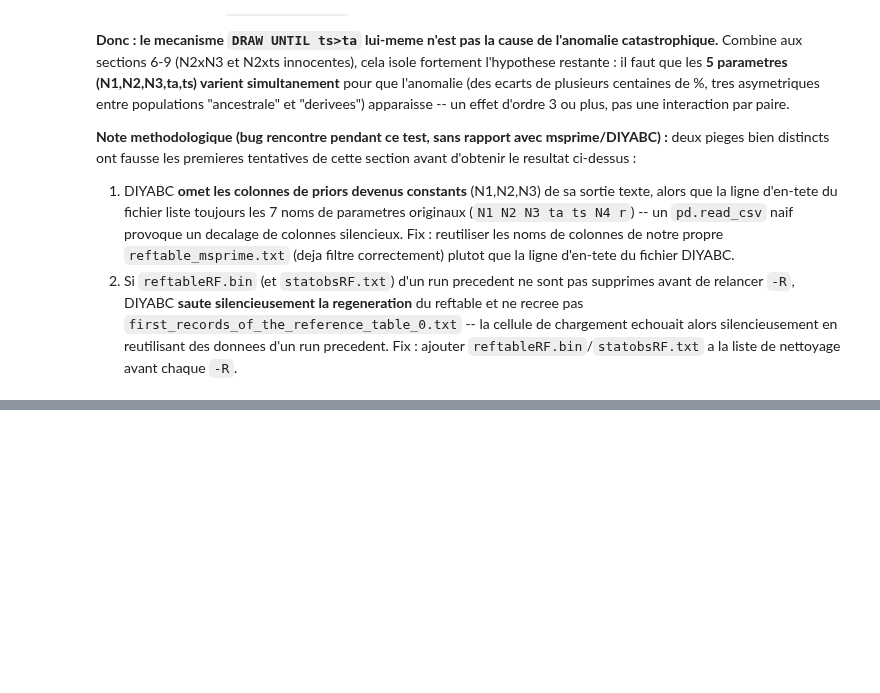
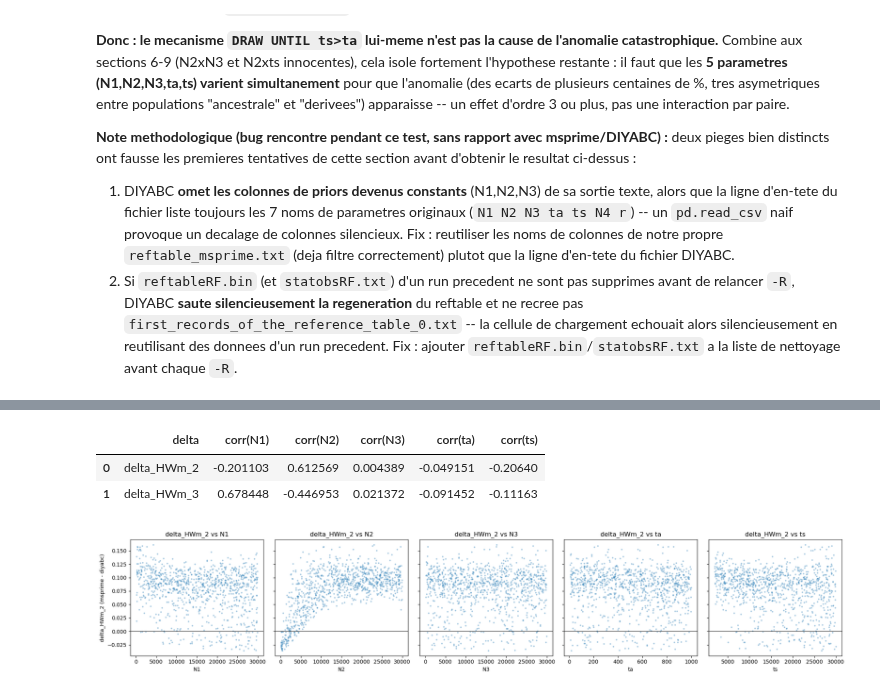
Before and after one commit to Guillaume-BR/diyabc_msprime_poc, a Jupyter notebook: notebook/correlation_N2_N3_HWm_anomaly.ipynb, the cells around one changed output, grey strips where cells are left out. Drawn from its saved outputs; the diff is of its cells as text; code cells hidden in the pictures; blank space fills up the shorter version.

Commit message:
rejeu des tirages reels DIYABC cote msprime

```diff
--- a/notebook/correlation_N2_N3_HWm_anomaly.ipynb
+++ b/notebook/correlation_N2_N3_HWm_anomaly.ipynb
@@ -877,0 +906,10 @@ Une fois le vrai piege corrige (voir note ci-dessous), le resultat est net et pr
+# %%
+df_diy_replay = pd.read_csv(
+    DIR_TE5 / "first_records_of_the_reference_table_0.txt", sep=r"\s+"
+)
+df_msp_replay = pd.read_csv(DIR_TE5 / "reftable_msprime_replay.txt", sep=r"\s+")
+
+# Verification que les parametres sont bien IDENTIQUES ligne a ligne (rejeu exact)
+for col in ["N1", "N2", "N3", "ta", "ts"]:
+    max_abs_diff = (df_diy_replay[col] - df_msp_replay[col]).abs().max()
+    print(f"{col}: écart max entre diyabc et msprime (doit être 0) = {max_abs_diff}")
@@ -877,0 +964,32 @@ Une fois le vrai piege corrige (voir note ci-dessous), le resultat est net et pr
+# %%
+# Analyse par paire : delta = msprime - diyabc, calcule sur EXACTEMENT
+# le meme (N1,N2,N3,ta,ts) pour chaque particule -- on correle ce delta
+# avec chacun des 5 parametres pour chercher l'interaction qui explique
+# l'anomalie.
+delta_hwm2 = df_msp_replay["HWm_2"] - df_diy_replay["HWm_2"]
+delta_hwm3 = df_msp_replay["HWm_3"] - df_diy_replay["HWm_3"]
+
+paired_corr_rows = []
+for label, delta in [("delta_HWm_2", delta_hwm2), ("delta_HWm_3", delta_hwm3)]:
+    row = {"delta": label}
+    for param in ["N1", "N2", "N3", "ta", "ts"]:
+        row[f"corr({param})"] = np.corrcoef(delta, df_diy_replay[param])[0, 1]
+    paired_corr_rows.append(row)
+df_paired_corr = pd.DataFrame(paired_corr_rows)
+df_paired_corr
+# %% [output]
+|  | delta | corr(N1) | corr(N2) | corr(N3) | corr(ta) | corr(ts) |
+| 0 | delta_HWm_2 | -0.201103 | 0.612569 | 0.004389 | -0.049151 | -0.20640 |
+| 1 | delta_HWm_3 | 0.678448 | -0.446953 | 0.021372 | -0.091452 | -0.11163 |
+# %%
+fig, axes = plt.subplots(1, 5, figsize=(20, 4), sharey=True)
+for ax, param in zip(axes, ["N1", "N2", "N3", "ta", "ts"], strict=True):
+    ax.scatter(df_diy_replay[param], delta_hwm2, s=4, alpha=0.3)
+    ax.axhline(0, color="black", linewidth=0.8)
+    ax.set_xlabel(param)
+    ax.set_title(f"delta_HWm_2 vs {param}")
+axes[0].set_ylabel("delta_HWm_2 (msprime - diyabc)")
+plt.tight_layout()
+plt.show()
+# %% [output]
+[figure, added]
```
Also changed, not shown: parts of 22 cells of this notebook, 2 other files.
